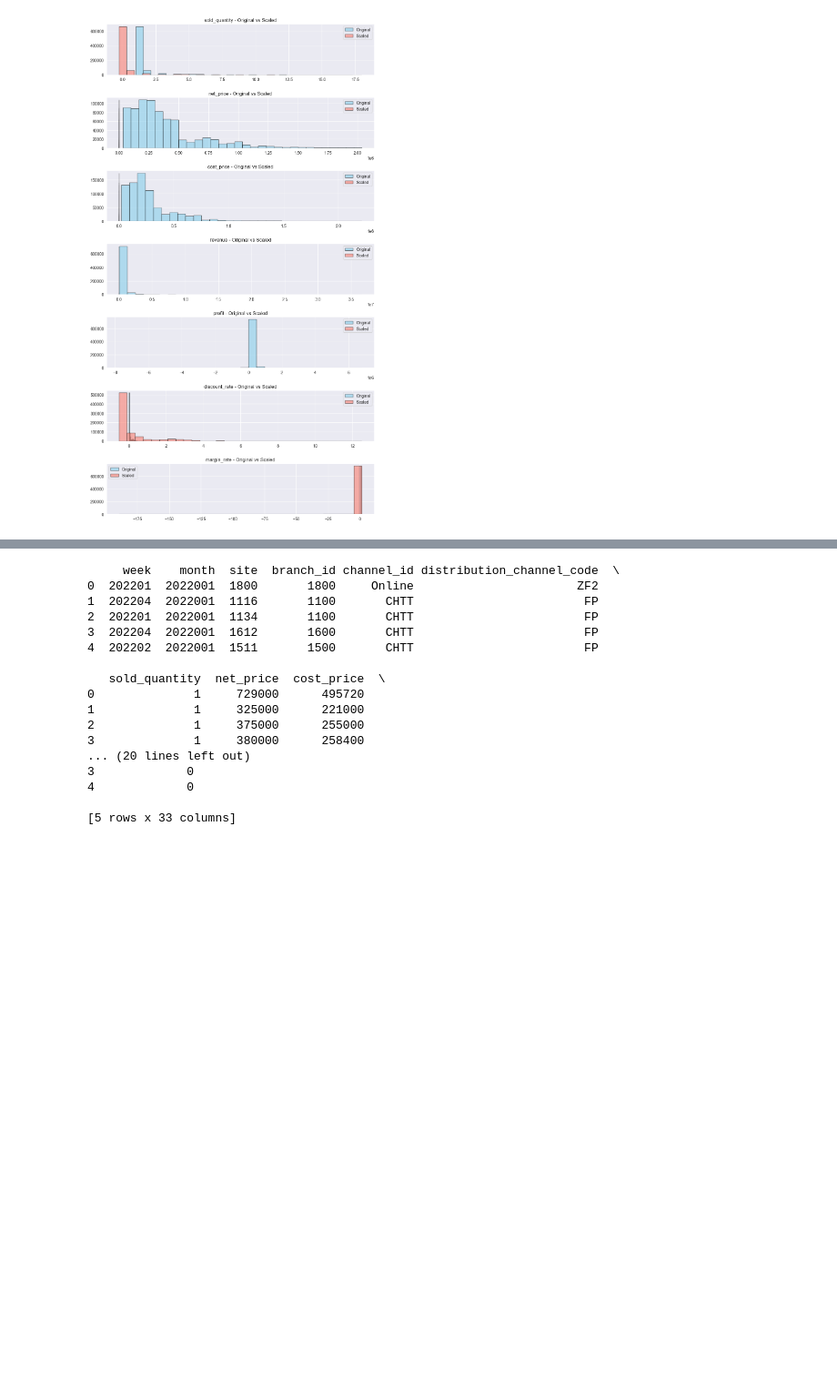
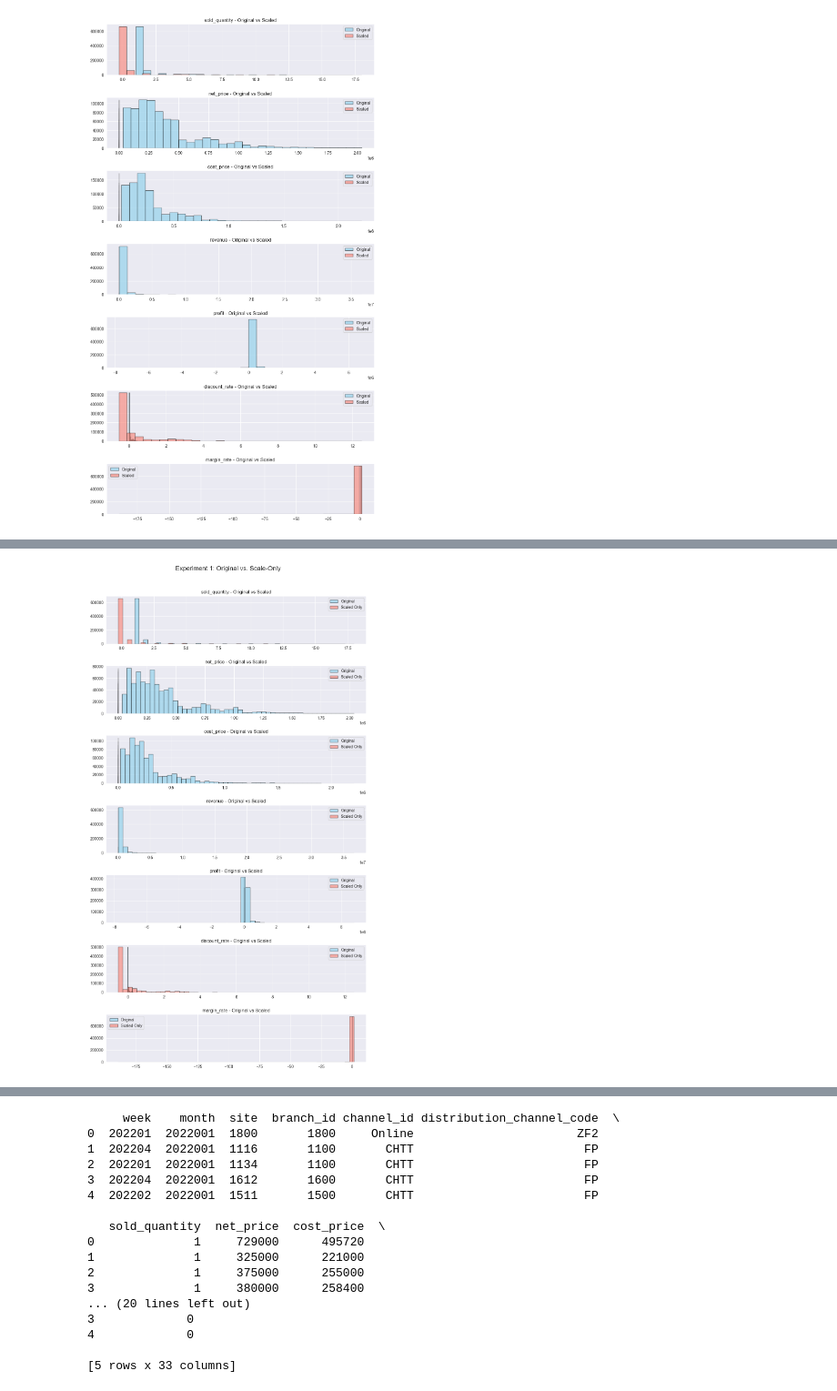
Before and after one commit to ngocanh4008/DO_AN_NHOM_MLXPERT, a Jupyter notebook: DATA_PROCESSING/Feature_Encoding.ipynb, the cells around one changed output, grey strips where cells are left out. Shown: that part at 91% size. Cells and saved outputs as stored; diff of their text form; code cells hidden in the pictures; blank space fills up the shorter version.

```diff
--- a/DATA_PROCESSING/Feature_Encoding.ipynb
+++ b/DATA_PROCESSING/Feature_Encoding.ipynb
@@ -111,24 +131,105 @@ sales = pd.concat([sales, season_dummies], axis=1)
 #Scale numeric
 num_cols = [
     'sold_quantity', 'net_price', 'cost_price',
-    'revenue', 'profit','discount_rate', 'margin_rate'
-]
+    'revenue', 'profit','discount_rate', 'margin_rate']
 #Giữ bản gốc để vẽ so sánh
 sales_orig = sales[num_cols].copy()
 
 # Scale dữ liệu
 scaler = StandardScaler()
-sales_scaled = scaler.fit_transform(sales[num_cols])
-sales_scaled_df = pd.DataFrame(sales_scaled, columns=num_cols)
+sales[num_cols] = scaler.fit_transform(sales[num_cols])
 
 fig, axes = plt.subplots(len(num_cols), 1, figsize=(10, len(num_cols)*2.5))
+
 for i, col in enumerate(num_cols):
     axes[i].hist(sales_orig[col], bins=30, color='skyblue', alpha=0.6, label='Original', edgecolor='black')
-    axes[i].hist(sales_scaled_df[col], bins=30, color='salmon', alpha=0.6, label='Scaled', edgecolor='black')
+    axes[i].hist(sales[col], bins=30, color='salmon', alpha=0.6, label='Scaled', edgecolor='black')
+
     axes[i].set_title(f'{col} - Original vs Scaled')
     axes[i].legend()
-
 plt.tight_layout()
 plt.show()
 # %% [output]
 [figure]
+# %%
+import pandas as pd
+import matplotlib.pyplot as plt
+import numpy as np
+from sklearn.preprocessing import StandardScaler
+# One-hot encode
+dist_dummies = pd.get_dummies(sales['distribution_channel_code'], prefix='dist').astype('int8')
+sales = pd.concat([sales, dist_dummies], axis=1)
+
+season_dummies = pd.get_dummies(sales['season'], prefix='season')
+season_dummies = season_dummies.astype('int8')
+sales = pd.concat([sales, season_dummies], axis=1)
+
+#Scale numeric
+num_cols = [
+    'sold_quantity', 'net_price', 'cost_price',
+    'revenue', 'profit','discount_rate', 'margin_rate']
+sales_orig = sales[num_cols].copy()
+
+# ==============================================================================
+# === THÍ NGHIỆM 1: CHỈ DÙNG STANDARD SCALER ===
+# ==============================================================================
+print("--- THÍ NGHIỆM 1: CHỈ DÙNG STANDARD SCALER ---")
+
+# Tạo một bản sao TỪ DỮ LIỆU GỐC để làm thí nghiệm 1
+sales_scaled_only = sales.copy()
+
+# Scale dữ liệu
+scaler_1 = StandardScaler()
+sales_scaled_only[num_cols] = scaler_1.fit_transform(sales_scaled_only[num_cols])
+
+# Vẽ biểu đồ
+fig, axes = plt.subplots(len(num_cols), 1, figsize=(10, len(num_cols)*2.5))
+fig.suptitle('Experiment 1: Original vs. Scale-Only', y=1.02, fontsize=16)
+
+for i, col in enumerate(num_cols):
+    # Luôn so sánh với bản GỐC sales_orig
+    axes[i].hist(sales_orig[col], bins=50, color='skyblue', alpha=0.6, label='Original', edgecolor='black')
+    axes[i].hist(sales_scaled_only[col], bins=50, color='salmon', alpha=0.6, label='Scaled Only', edgecolor='black')
+    axes[i].set_title(f'{col} - Original vs Scaled')
+    axes[i].legend()
+plt.tight_layout()
+plt.show()
+
+# ==============================================================================
+# === THÍ NGHIỆM 2: DÙNG LOG TRANSFORM + STANDARD SCALER ===
+# ==============================================================================
+print("\n--- THÍ NGHIỆM 2: DÙNG LOG TRANSFORM + STANDARD SCALER ---")
+
+# Tạo một bản sao KHÁC, cũng TỪ DỮ LIỆU GỐC
+sales_transformed = sales.copy()
+
+# === SỬA LỖI QUAN TRỌNG: CHIA CỘT ĐỂ XỬ LÝ ===
+# Các cột CHỈ DƯƠNG (hoặc >= 0) -> Có thể lấy Log
+cols_to_log = ['sold_quantity', 'net_price', 'cost_price', 'revenue']
+# Các cột CÓ THỂ ÂM hoặc 99% là 0 -> Chỉ Scale, không Log
+cols_just_scale = ['profit', 'margin_rate', 'discount_rate']
+
+print("Đang áp dụng Log Transform...")
+for col in cols_to_log:
+    # Áp dụng log1p(x) = log(1+x)
+    sales_transformed[col] = np.log1p(sales_transformed[col])
+
+print("Đang áp dụng Standard Scaler...")
+scaler_2 = StandardScaler()
+# Scale TẤT CẢ các cột số
+sales_transformed[num_cols] = scaler_2.fit_transform(sales_transformed[num_cols])
+
+# Vẽ biểu đồ
+fig, axes = plt.subplots(len(num_cols), 1, figsize=(10, len(num_cols)*2.5))
+fig.suptitle('Experiment 2: Original vs. Transform & Scale', y=1.02, fontsize=16)
+
+for i, col in enumerate(num_cols):
+    axes[i].hist(sales_orig[col], bins=50, color='skyblue', alpha=0.6, label='Original', edgecolor='black')
+    axes[i].hist(sales_transformed[col], bins=50, color='salmon', alpha=0.6, label='Transformed & Scaled', edgecolor='black')
+    axes[i].set_title(f'{col}')
+
+    axes[i].set_title(f'{col} - Original vs Log Transform + Scaled')
+    axes[i].legend()
+plt.tight_layout()
+plt.show()
+# %% [output]
@@ -134,0 +237 @@ plt.show()
+[figure, added]
```
Also changed, not shown: parts of 2 cells of this notebook, 2 other files.
